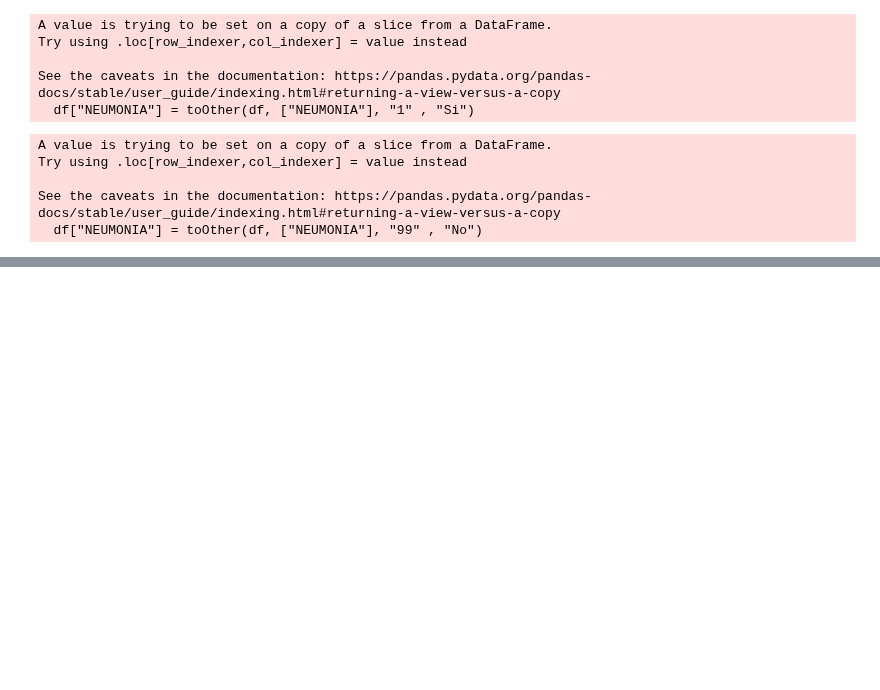
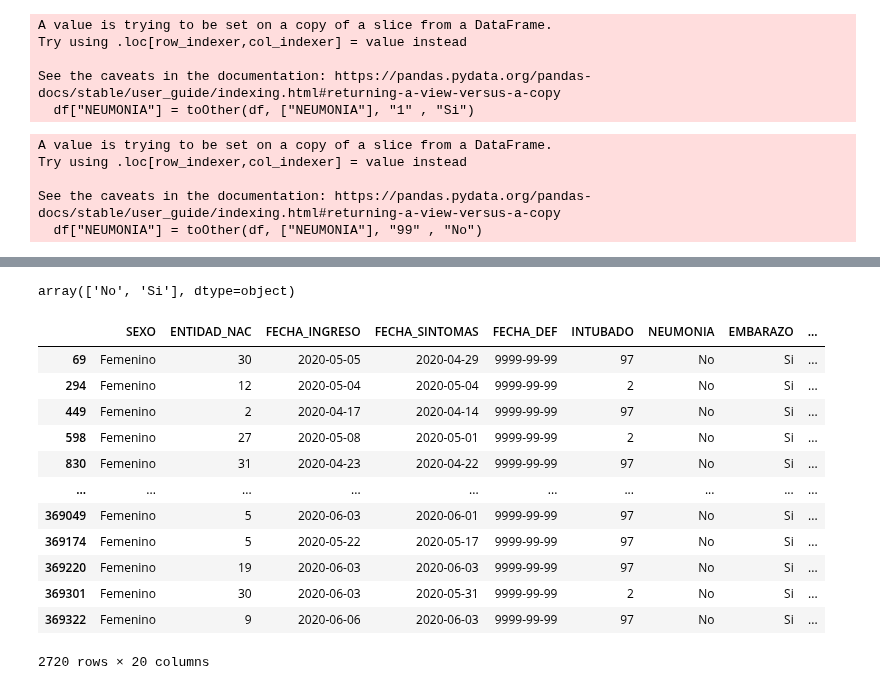
Before and after one commit to artthuro6/Covid-19, a Jupyter notebook: notebooks/General.ipynb, the cells around one changed output, grey strips where cells are left out. Drawn from its saved outputs; the diff is of its cells as text; code cells hidden in the pictures; blank space fills up the shorter version.

Commit message:
Limpiando datos Embarazo

```diff
--- a/notebooks/General.ipynb
+++ b/notebooks/General.ipynb
@@ -174,0 +163,6 @@ df
+# %%
+df["EMBARAZO"] = toOther(df, ["EMBARAZO"], "99" , "No")
+df["EMBARAZO"] = toOther(df, ["EMBARAZO"], "97" , "No")
+df["EMBARAZO"] = toOther(df, ["EMBARAZO"], "2" , "No")
+df["EMBARAZO"] = toOther(df, ["EMBARAZO"], "1" , "Si")
+df["EMBARAZO"] = toOther(df, ["EMBARAZO"], "98" , "No")
@@ -174,0 +187,20 @@ df
+# %%
+df["EMBARAZO"].unique()
+# %% [output]
+array(['No', 'Si'], dtype=object)
+# %%
+df[df["EMBARAZO"] == "Si"]
+# %% [output]
+|  | SEXO | ENTIDAD_NAC | FECHA_INGRESO | FECHA_SINTOMAS | FECHA_DEF | INTUBADO | NEUMONIA | EMBARAZO | ... |
+| 69 | Femenino | 30 | 2020-05-05 | 2020-04-29 | 9999-99-99 | 97 | No | Si | ... |
+| 294 | Femenino | 12 | 2020-05-04 | 2020-05-04 | 9999-99-99 | 2 | No | Si | ... |
+| 449 | Femenino | 2 | 2020-04-17 | 2020-04-14 | 9999-99-99 | 97 | No | Si | ... |
+| 598 | Femenino | 27 | 2020-05-08 | 2020-05-01 | 9999-99-99 | 2 | No | Si | ... |
+| 830 | Femenino | 31 | 2020-04-23 | 2020-04-22 | 9999-99-99 | 97 | No | Si | ... |
+| ... | ... | ... | ... | ... | ... | ... | ... | ... | ... |
+| 369049 | Femenino | 5 | 2020-06-03 | 2020-06-01 | 9999-99-99 | 97 | No | Si | ... |
+| 369174 | Femenino | 5 | 2020-05-22 | 2020-05-17 | 9999-99-99 | 97 | No | Si | ... |
+| 369220 | Femenino | 19 | 2020-06-03 | 2020-06-03 | 9999-99-99 | 97 | No | Si | ... |
+| 369301 | Femenino | 30 | 2020-06-03 | 2020-05-31 | 9999-99-99 | 2 | No | Si | ... |
+| 369322 | Femenino | 9 | 2020-06-06 | 2020-06-03 | 9999-99-99 | 97 | No | Si | ... |
+2720 rows × 20 columns
```
Also changed, not shown: parts of 3 cells of this notebook.
